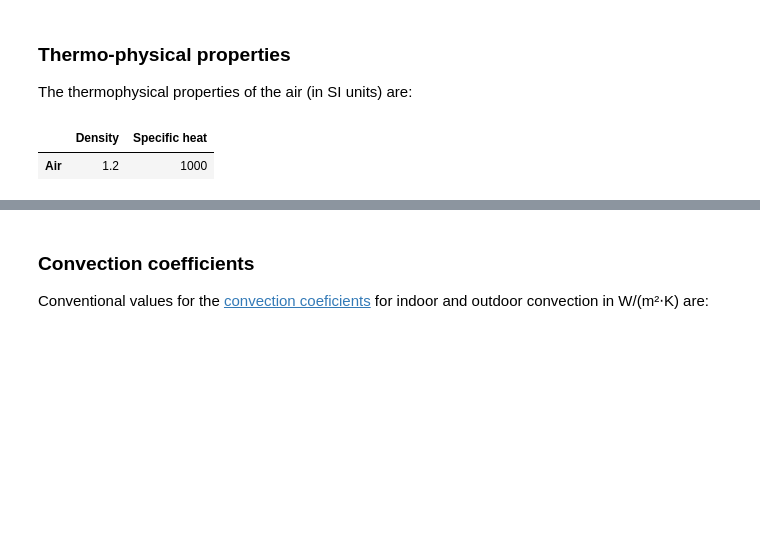
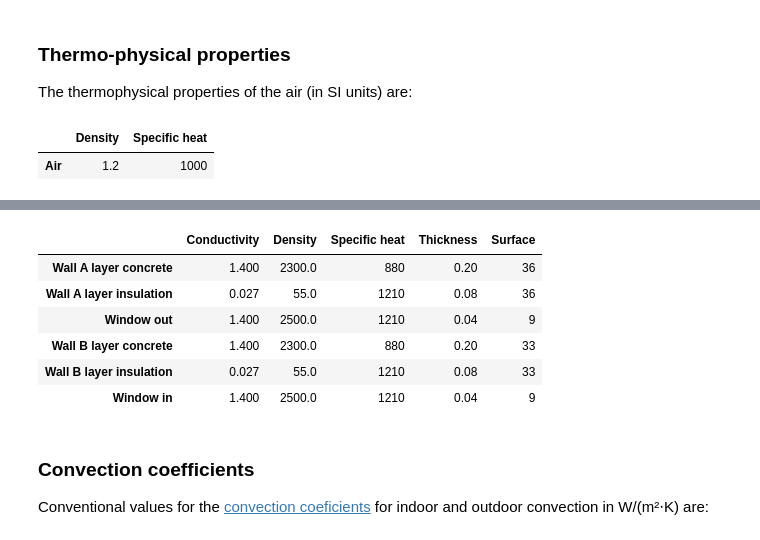
Before and after one commit to gubleet1/dm4bem-project, a Jupyter notebook: 00_Project_Etienne-Gubler.ipynb, the cells around one changed output, grey strips where cells are left out. Cells and saved outputs as stored; diff of their text form; code cells hidden in the pictures; blank space fills up the shorter version.

Commit message:
Create report sections: wall, conduction

```diff
--- a/00_Project_Etienne-Gubler.ipynb
+++ b/00_Project_Etienne-Gubler.ipynb
@@ -100,3 +108,31 @@ materials
+# %%
+# first room (left)
+wall_A_c = concrete | {'Thickness': 0.2, 'Surface': SA_c}       # concrete layer of wall A around the frist (left) room
+wall_A_i = insulation | {'Thickness': 0.08, 'Surface': SA_i}    # insulation layer of wall A around the frist (left) room
+window_out = glass | {'Thickness': 0.04, 'Surface': Sg_out}     # glass window towards the outside for the first (left) room
+# second room (right)
+wall_B_c = concrete | {'Thickness': 0.2, 'Surface': SB_c}       # concrete layer of wall B around the second (right) room
+wall_B_i = insulation | {'Thickness': 0.08, 'Surface': SB_i}    # insulation layer of wall B around the second (right) room
+# connecting window on the inside
+window_in = glass | {'Thickness': 0.04, 'Surface': Sg_in}       # glass window connecting the two rooms
+
+# walls
+walls = pd.DataFrame.from_dict({'Wall A layer concrete': wall_A_c,
+                                'Wall A layer insulation': wall_A_i,
+                                'Window out': window_out,
+                                'Wall B layer concrete': wall_B_c,
+                                'Wall B layer insulation': wall_B_i,
+                                'Window in': window_in},
+                               orient='index')
+walls
+# %% [output]
+|  | Conductivity | Density | Specific heat | Thickness | Surface |
+| Wall A layer concrete | 1.400 | 2300.0 | 880 | 0.20 | 36 |
+| Wall A layer insulation | 0.027 | 55.0 | 1210 | 0.08 | 36 |
+| Window out | 1.400 | 2500.0 | 1210 | 0.04 | 9 |
+| Wall B layer concrete | 1.400 | 2300.0 | 880 | 0.20 | 33 |
+| Wall B layer insulation | 0.027 | 55.0 | 1210 | 0.08 | 33 |
+| Window in | 1.400 | 2500.0 | 1210 | 0.04 | 9 |
 # %% [markdown]
 ### Convection coefficients
 Conventional values for the [convection coeficients](https://energieplus-lesite.be/theories/enveloppe9/echanges-chaleur-parois/resistance-thermique-d-echange-superficiel/) for indoor and outdoor convection in W/(m²⋅K) are:
```
Also changed, not shown: parts of 7 cells of this notebook.
